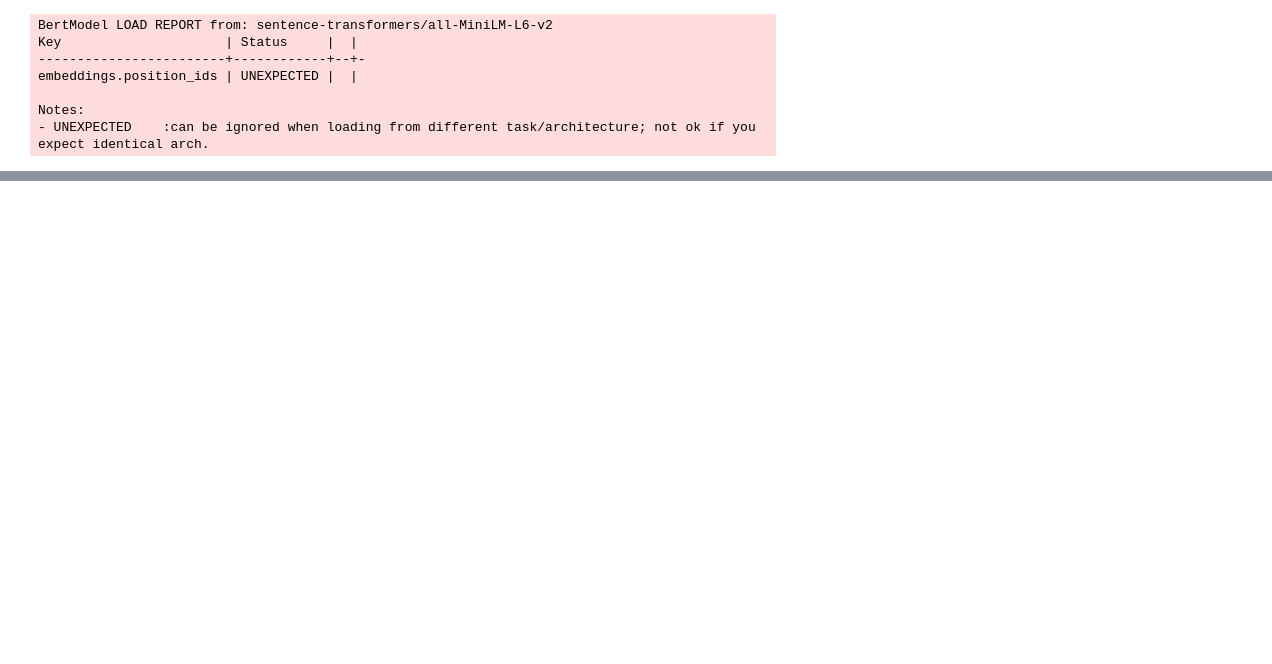
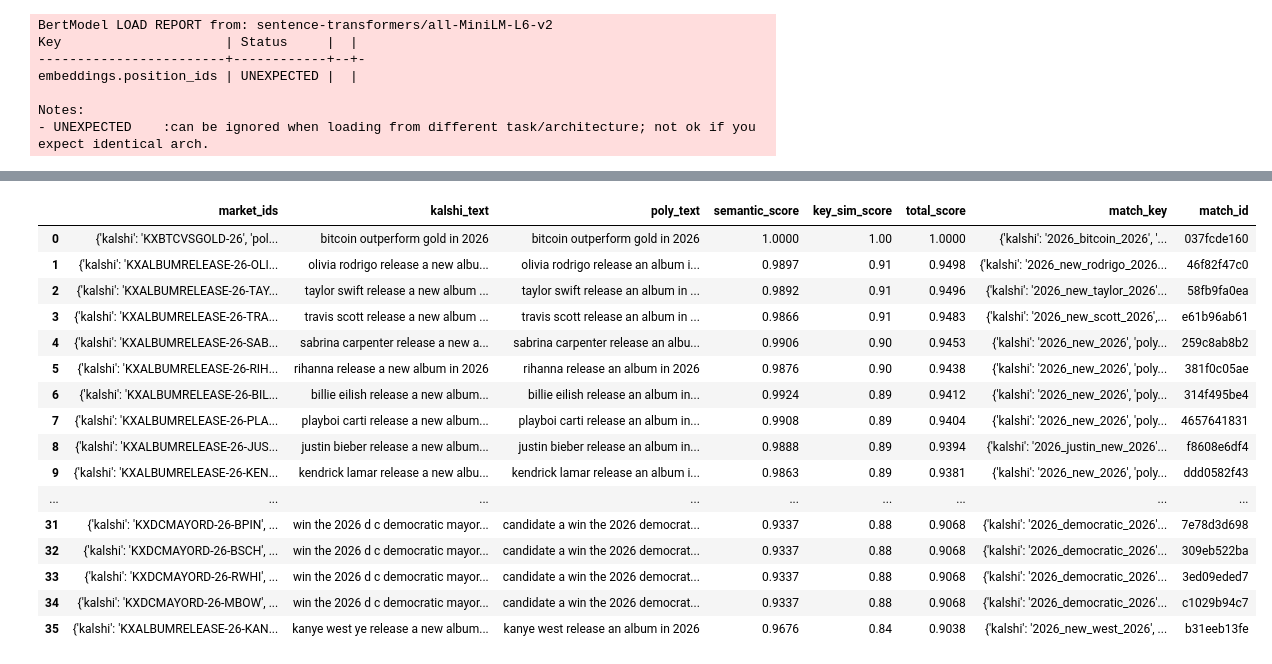
Before and after one commit to BlakeUribe/quasibets_testing, a Jupyter notebook: text_processor.ipynb, the cells around one changed output, grey strips where cells are left out. Saved outputs shown, nothing was run; the diff lists cells and outputs as text; code cells hidden in the pictures; blank space fills up the shorter version.

```diff
--- a/text_processor.ipynb
+++ b/text_processor.ipynb
@@ -159,8 +184,4 @@ Fetching Polymarket events...
 # %%
-
-
-k_events = create_match_keys(k_events, ['event_title'])
-p_events = create_match_keys(p_events, ['event_title'])
 
 # Step 1: Match Events
 matched_events = get_matches(
@@ -169,7 +190,9 @@ matched_events = get_matches(
     'event_title',
     'event_id',
     type_label='event',
-    threshold=0.00
+    threshold=0.70,
+    strict_key_match=True
 )
-matched_events['key_word'].to_dict()
+
+matched_events.head()
 # %% [output]
@@ -197,7 +206,6 @@ matched_events
 # %%
+k_markets_clean, p_markets_clean = hydrate_and_clean_markets(matched_events)
 
-# Step 2: Hydrate & Clean Markets for those matched events
-k_markets_clean, p_markets_clean = hydrate_and_clean_markets(matched_events)
 
 # Step 3: Match Markets
 matched_markets = get_matches(
@@ -206,8 +214,9 @@ matched_markets = get_matches(
     'descriptive_text',
     'market_id',
     type_label='market',
-    threshold=0.70
+    threshold=0.70,
+    strict_key_match=False
 )
 
-display(matched_markets)
+matched_markets
 # %% [output]
@@ -235,0 +237,43 @@ matched_events
+# %%
+import hashlib
+import os
+import pandas as pd
+
+ARB_FILE_PATH = 'data/arb_candidates.json'
+
+new_matches = matched_markets[matched_markets['total_score'] > 0.90].copy()
+
+def create_arb_id(row):
+    m_ids = row.get('market_ids', {})
+    k_id = str(m_ids.get('kalshi', ''))
+    p_id = str(m_ids.get('poly', ''))
+    combined = "".join(sorted([k_id, p_id]))
+    return hashlib.md5(combined.encode()).hexdigest()[:10]
+
+
+if not new_matches.empty:
+    # Generate match_id for the new batch
+    new_matches['match_id'] = new_matches.apply(create_arb_id, axis=1)
+
+    if os.path.exists(ARB_FILE_PATH):
+        existing_df = pd.read_json(ARB_FILE_PATH)
+        # Combine existing and new
+        combined_df = pd.concat([existing_df, new_matches], ignore_index=True)
+        print("Comparing new matches against existing records...")
+    else:
+        combined_df = new_matches
+        print("Creating new arb_candidates file...")
+
+    before_count = len(combined_df)
+    combined_df = combined_df.drop_duplicates(subset=['match_id']).reset_index(drop=True)
+    after_count = len(combined_df)
+
+    combined_df.to_json(ARB_FILE_PATH, orient='records', indent=4)
+    print(f"Success: Updated {ARB_FILE_PATH}.")
+    print(f"Total records: {after_count} (Added {after_count - (before_count - len(new_matches))} new unique pairs)")
+else:
+    print("No matches above 0.90 found. Skipping update.")
+    combined_df = pd.read_json(ARB_FILE_PATH) if os.path.exists(ARB_FILE_PATH) else pd.DataFrame()
+
+combined_df
+# %% [output]
@@ -235,0 +283,17 @@ matched_events
+|  | market_ids | kalshi_text | poly_text | semantic_score | key_sim_score | total_score | match_key | match_id |
+| 0 | {'kalshi': 'KXBTCVSGOLD-26', 'pol... | bitcoin outperform gold in 2026 | bitcoin outperform gold in 2026 | 1.0000 | 1.00 | 1.0000 | {'kalshi': '2026_bitcoin_2026', '... | 037fcde160 |
+| 1 | {'kalshi': 'KXALBUMRELEASE-26-OLI... | olivia rodrigo release a new albu... | olivia rodrigo release an album i... | 0.9897 | 0.91 | 0.9498 | {'kalshi': '2026_new_rodrigo_2026... | 46f82f47c0 |
+| 2 | {'kalshi': 'KXALBUMRELEASE-26-TAY... | taylor swift release a new album ... | taylor swift release an album in ... | 0.9892 | 0.91 | 0.9496 | {'kalshi': '2026_new_taylor_2026'... | 58fb9fa0ea |
+| 3 | {'kalshi': 'KXALBUMRELEASE-26-TRA... | travis scott release a new album ... | travis scott release an album in ... | 0.9866 | 0.91 | 0.9483 | {'kalshi': '2026_new_scott_2026',... | e61b96ab61 |
+| 4 | {'kalshi': 'KXALBUMRELEASE-26-SAB... | sabrina carpenter release a new a... | sabrina carpenter release an albu... | 0.9906 | 0.90 | 0.9453 | {'kalshi': '2026_new_2026', 'poly... | 259c8ab8b2 |
+| 5 | {'kalshi': 'KXALBUMRELEASE-26-RIH... | rihanna release a new album in 2026 | rihanna release an album in 2026 | 0.9876 | 0.90 | 0.9438 | {'kalshi': '2026_new_2026', 'poly... | 381f0c05ae |
+| 6 | {'kalshi': 'KXALBUMRELEASE-26-BIL... | billie eilish release a new album... | billie eilish release an album in... | 0.9924 | 0.89 | 0.9412 | {'kalshi': '2026_new_2026', 'poly... | 314f495be4 |
+| 7 | {'kalshi': 'KXALBUMRELEASE-26-PLA... | playboi carti release a new album... | playboi carti release an album in... | 0.9908 | 0.89 | 0.9404 | {'kalshi': '2026_new_2026', 'poly... | 4657641831 |
+| 8 | {'kalshi': 'KXALBUMRELEASE-26-JUS... | justin bieber release a new album... | justin bieber release an album in... | 0.9888 | 0.89 | 0.9394 | {'kalshi': '2026_justin_new_2026'... | f8608e6df4 |
+| 9 | {'kalshi': 'KXALBUMRELEASE-26-KEN... | kendrick lamar release a new albu... | kendrick lamar release an album i... | 0.9863 | 0.89 | 0.9381 | {'kalshi': '2026_new_2026', 'poly... | ddd0582f43 |
+| ... | ... | ... | ... | ... | ... | ... | ... | ... |
+| 31 | {'kalshi': 'KXDCMAYORD-26-BPIN', ... | win the 2026 d c democratic mayor... | candidate a win the 2026 democrat... | 0.9337 | 0.88 | 0.9068 | {'kalshi': '2026_democratic_2026'... | 7e78d3d698 |
+| 32 | {'kalshi': 'KXDCMAYORD-26-BSCH', ... | win the 2026 d c democratic mayor... | candidate a win the 2026 democrat... | 0.9337 | 0.88 | 0.9068 | {'kalshi': '2026_democratic_2026'... | 309eb522ba |
+| 33 | {'kalshi': 'KXDCMAYORD-26-RWHI', ... | win the 2026 d c democratic mayor... | candidate a win the 2026 democrat... | 0.9337 | 0.88 | 0.9068 | {'kalshi': '2026_democratic_2026'... | 3ed09eded7 |
+| 34 | {'kalshi': 'KXDCMAYORD-26-MBOW', ... | win the 2026 d c democratic mayor... | candidate a win the 2026 democrat... | 0.9337 | 0.88 | 0.9068 | {'kalshi': '2026_democratic_2026'... | c1029b94c7 |
+| 35 | {'kalshi': 'KXALBUMRELEASE-26-KAN... | kanye west ye release a new album... | kanye west release an album in 2026 | 0.9676 | 0.84 | 0.9038 | {'kalshi': '2026_new_west_2026', ... | b31eeb13fe |
```
Also changed, not shown: parts of 9 cells of this notebook, 3 other files.
